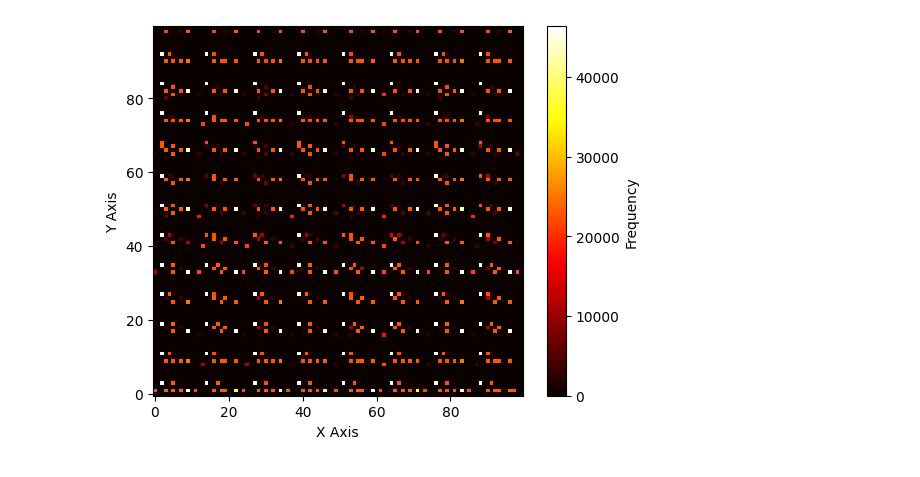
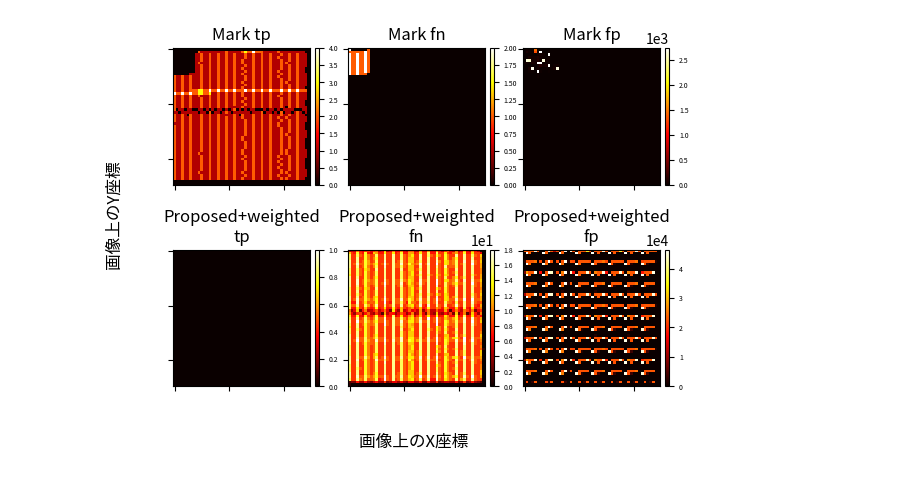
Before and after one commit to joko0811/SSD-background-patches, a Jupyter notebook: ssd-background-patches/coordinate_distribution.ipynb, the cells around one changed output. Cells and saved outputs as stored; diff of their text form; code cells hidden in the pictures.

```diff
--- a/ssd-background-patches/coordinate_distribution.ipynb
+++ b/ssd-background-patches/coordinate_distribution.ipynb
@@ -4,4 +7 @@ import numpy as np
 from box.boxio import generate_integrated_xyxy_list,parse_detections
-# %%
-base_path = "../datasets/casia/test_face_moving/detection/"
-det_path = "../fp_det.csv"
@@ -46,10 +48,64 @@ import matplotlib.pyplot as plt
+# %%
+base_path = "../datasets/casia/test_face_moving/detection/"
+
+prev_det_path = "../outputs/moving_set_det/markL/"
+propose_det_path = "../outputs/moving_set_det/tiling_weited/"
+
+tp_fn_fp_file = ["tp_det.csv", "fn_det.csv", "fp_det.csv"]
+prev_tp_fn_fp_path = [os.path.join(prev_det_path, file) for file in tp_fn_fp_file]
+propose_tp_fn_fp_path = [os.path.join(propose_det_path, file) for file in tp_fn_fp_file]
+
+
+# 検出を統合したリストの作成
+base_conf_list, base_box_list = generate_integrated_xyxy_list(base_path)
+
+
+base_conf_list = base_conf_list.numpy()
+base_box_list = base_box_list.numpy()
+# %%
+
+fig, axs = plt.subplots(2, 3)
+split=50
+
+for i, ax in enumerate(axs.flatten()):
+    if i<3:
+        det_path=prev_tp_fn_fp_path[i]
+    else:
+        det_path=propose_tp_fn_fp_path[i%3]
+
+    det_list = parse_detections(det_path,delimiter=",")
+
+    freq, x_mesh_grid, y_mesh_grid = distribution_normalize_detections(det_list,base_box_list,split=split)
+    heat_vmax = np.max(freq) if np.max(freq)!=0 else 1
+    heat = ax.imshow(freq, cmap='hot', vmin=0, vmax=heat_vmax,interpolation='none')
+
+    det_class = os.path.basename(det_path).split("_")[0]
+    if i<3:
+        det_class = "Mark " + det_class
+    else:
+        det_class = "Proposed+weighted\n" + det_class
+    ax.set_title(det_class)
+    ax.tick_params(labelbottom=False, labelleft=False, labelright=False, labeltop=False)
+
+    divider = make_axes_locatable(ax)
+    cax = divider.append_axes("right", size="3%", pad=0.05)
+    cbar = fig.colorbar(heat, cax=cax, orientation='vertical')
+    cbar.ax.ticklabel_format(style='sci', scilimits=(-0,0))
+    tick_font_size = 5
+    cbar.ax.tick_params(labelsize=tick_font_size)
+
+fig.supxlabel('画像上のX座標')
+fig.supylabel('画像上のY座標')
+
+plt.savefig('moving_det.eps')
+plt.show()
+# %% [output]
+[figure, added]
 # %%
-plt.figure()
-plt.imshow(normalize_freq, origin='lower', cmap='hot')
-plt.colorbar(label='Frequency')
-plt.xlabel('X Axis')
-plt.ylabel('Y Axis')
-plt.show()
+# plt.figure()
+# heat_vmax = np.max(normalize_freq) if np.max(normalize_freq) > 0 else 1
+# plt.imshow(normalize_freq, origin='lower', cmap='hot', vmin=0, vmax=heat_vmax)
+# plt.colorbar(label='Frequency')
+# plt.xlabel('X Axis')
+# plt.ylabel('Y Axis')
-# %% [output]
-[figure, removed]
 # %%
```
Also changed, not shown: parts of 9 cells of this notebook, 1 other file.
